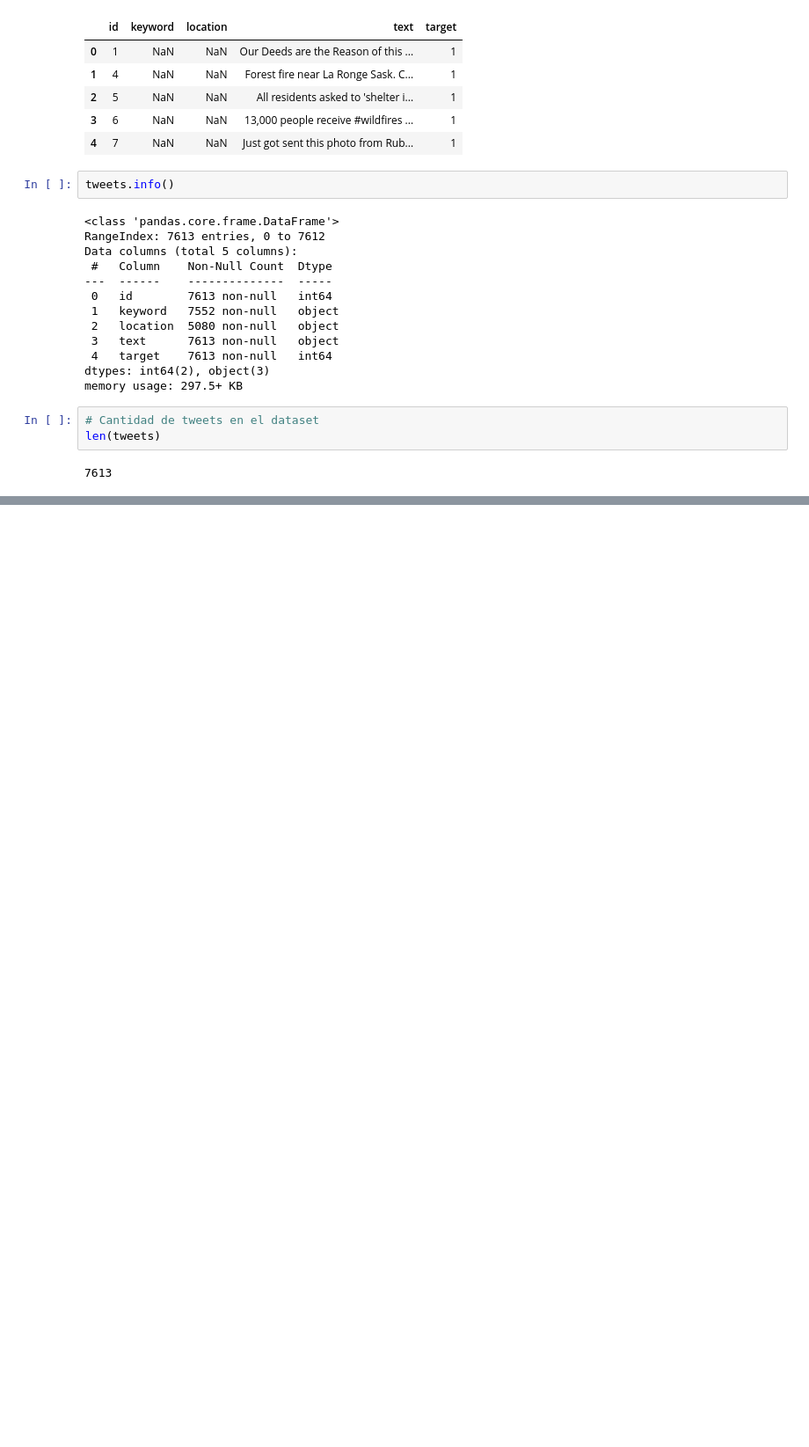
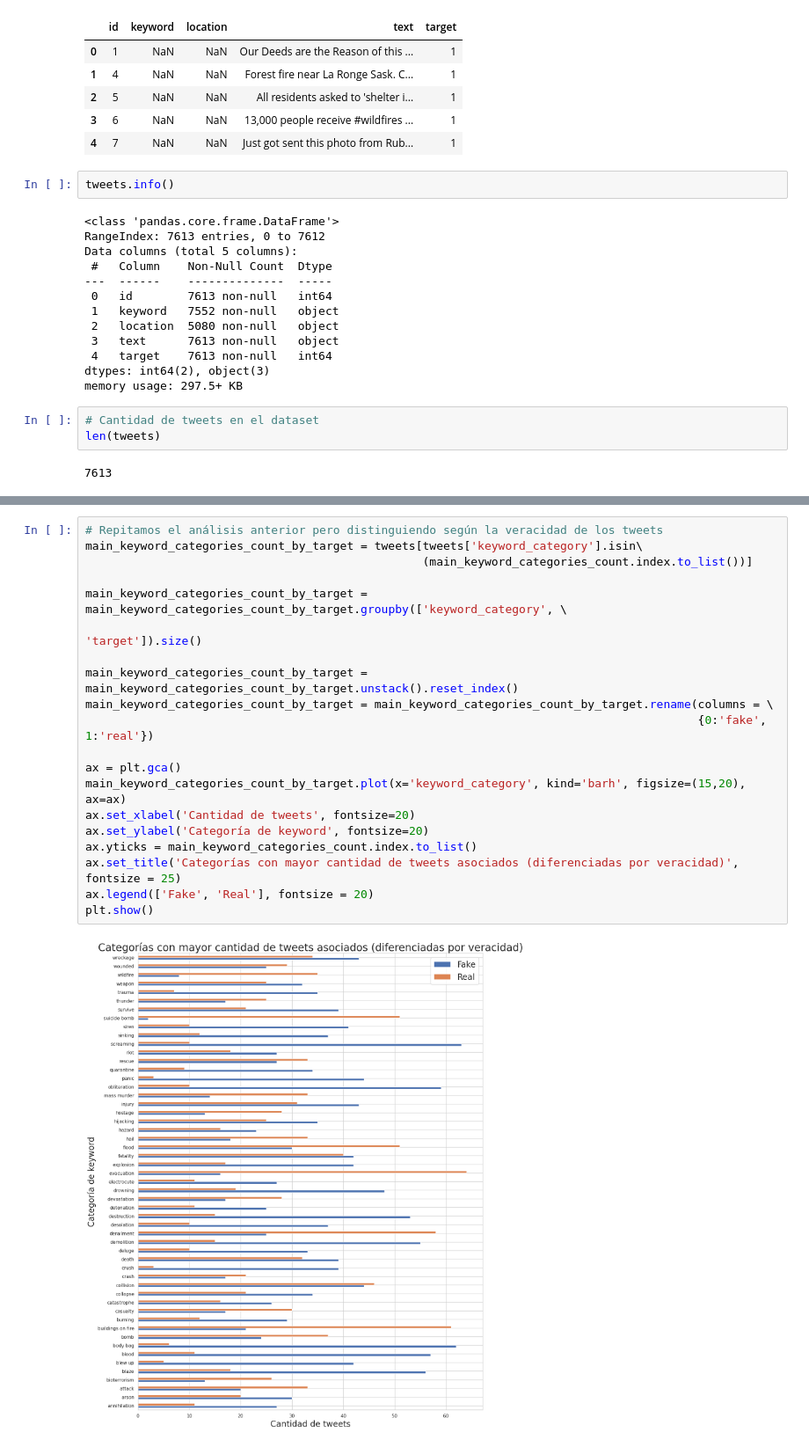
Before and after one commit to ZoraidaF/Cuarendata, a Jupyter notebook: Analisis Exploratorio (Ana).ipynb, the cells around one changed output, grey strips where cells are left out. Shown: that part at 88% size. Drawn from its saved outputs; the diff is of its cells as text; blank space fills up the shorter version.

```diff
--- a/Analisis Exploratorio (Ana).ipynb
+++ b/Analisis Exploratorio (Ana).ipynb
@@ -214,3 +202,25 @@ empty_keywords_df
+# %%
+# Repitamos el análisis anterior pero distinguiendo según la veracidad de los tweets
+main_keyword_categories_count_by_target = tweets[tweets['keyword_category'].isin\
+                                                 (main_keyword_categories_count.index.to_list())]
+
+main_keyword_categories_count_by_target = main_keyword_categories_count_by_target.groupby(['keyword_category', \
+                                                                                           'target']).size()
+
+main_keyword_categories_count_by_target = main_keyword_categories_count_by_target.unstack().reset_index()
+main_keyword_categories_count_by_target = main_keyword_categories_count_by_target.rename(columns = \
+                                                                                         {0:'fake', 1:'real'})
+
+ax = plt.gca()
+main_keyword_categories_count_by_target.plot(x='keyword_category', kind='barh', figsize=(15,20), ax=ax)
+ax.set_xlabel('Cantidad de tweets', fontsize=20)
+ax.set_ylabel('Categoría de keyword', fontsize=20)
+ax.yticks = main_keyword_categories_count.index.to_list()
+ax.set_title('Categorías con mayor cantidad de tweets asociados (diferenciadas por veracidad)', fontsize = 25)
+ax.legend(['Fake', 'Real'], fontsize = 20)
+plt.show()
+# %% [output]
+[figure, added]
 # %%
 # Generamos una nueva columna con la longitud del tweet (en cantidad de caracteres)
 tweets['length'] = tweets['text'].str.len()
```
Also changed, not shown: parts of 12 cells of this notebook.
